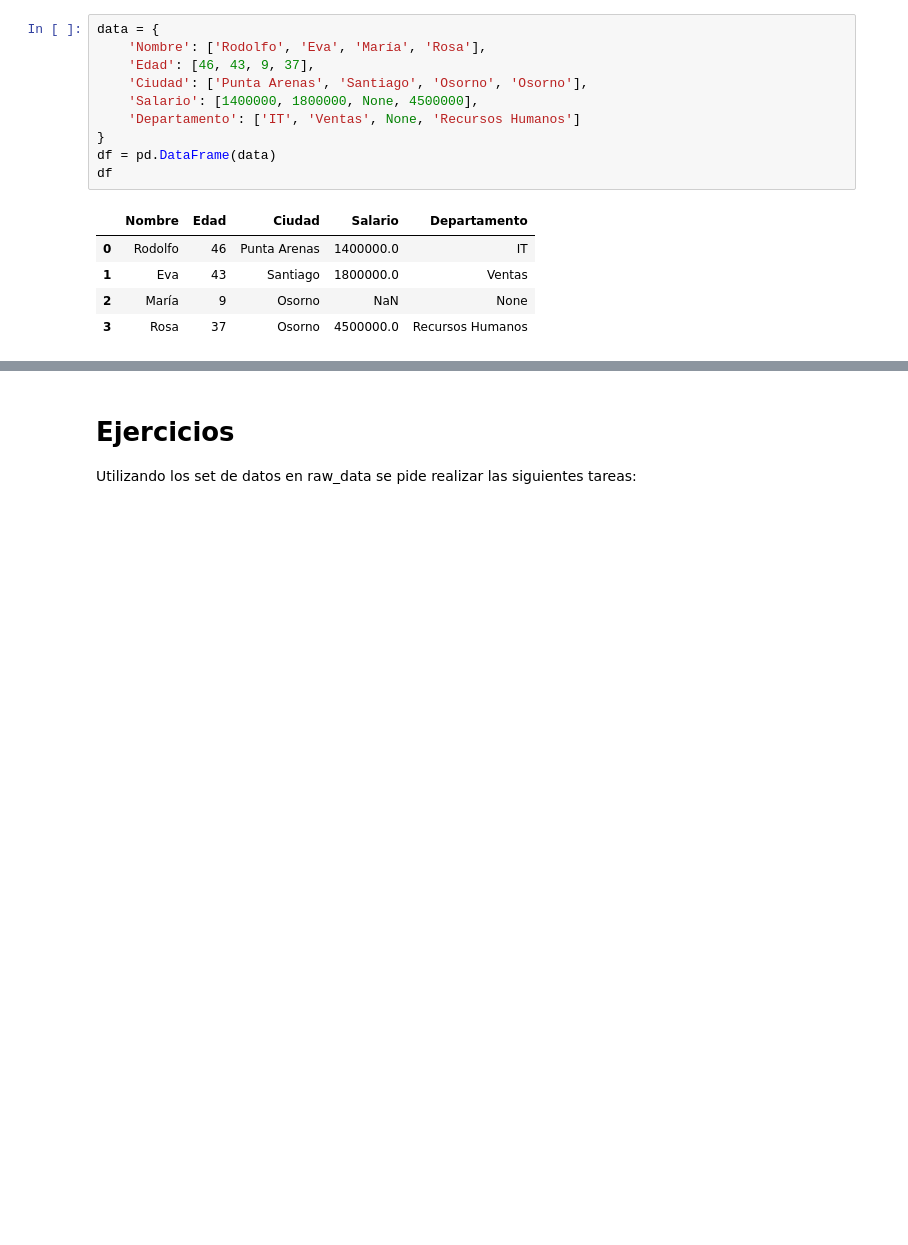
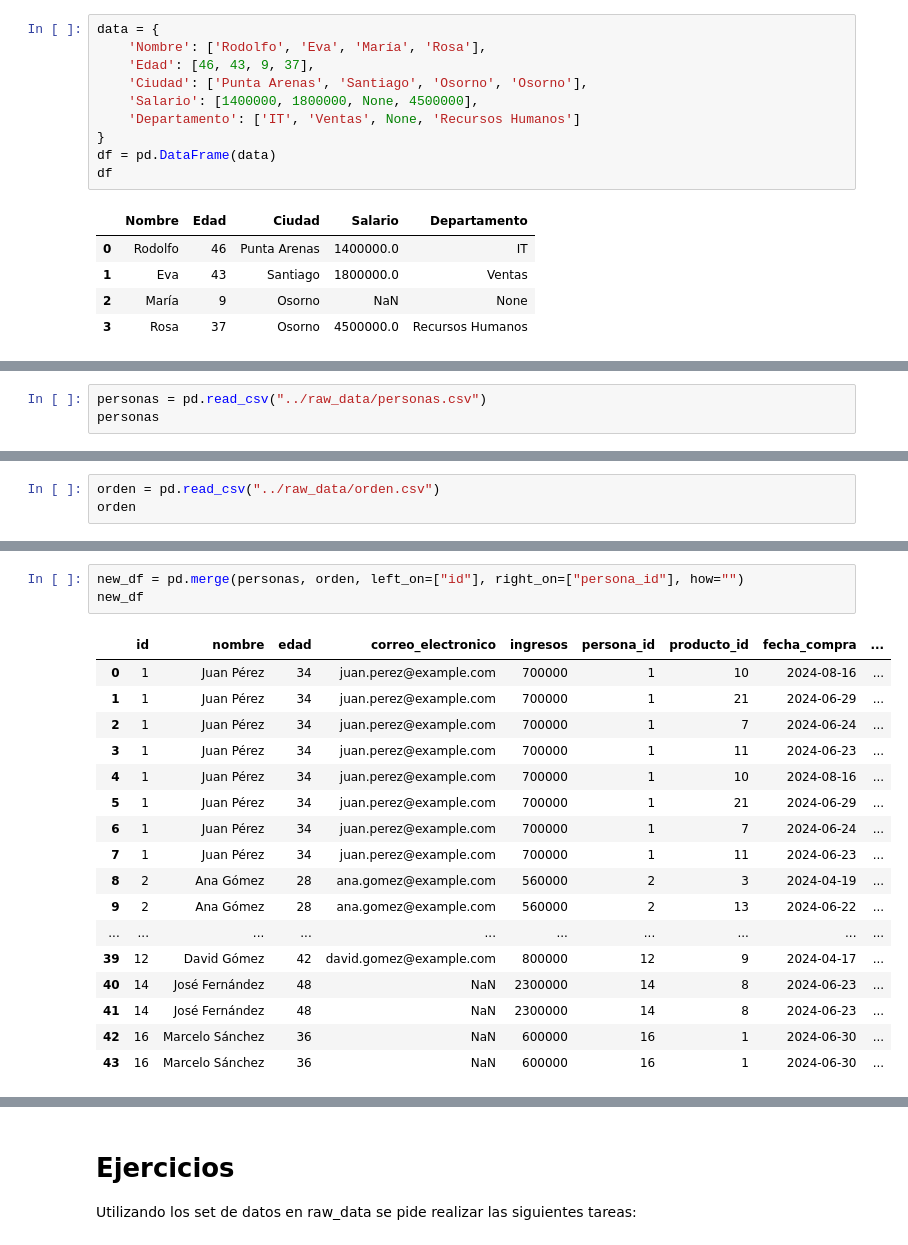
Before and after one commit to diegfernv/mate-para-ciencias, a Jupyter notebook: sesion_02/data analysis.ipynb, the cells around one changed output, grey strips where cells are left out. Cells and saved outputs as stored; diff of their text form; blank space fills up the shorter version.

```diff
--- a/sesion_02/data analysis.ipynb
+++ b/sesion_02/data analysis.ipynb
@@ -28,0 +177,3 @@ df
+# %%
+personas = pd.read_csv("../raw_data/personas.csv")
+personas
@@ -28,0 +198,3 @@ df
+# %%
+orden = pd.read_csv("../raw_data/orden.csv")
+orden
@@ -28,0 +219,21 @@ df
+# %%
+new_df = pd.merge(personas, orden, left_on=["id"], right_on=["persona_id"], how="")
+new_df
+# %% [output]
+|  | id | nombre | edad | correo_electronico | ingresos | persona_id | producto_id | fecha_compra | ... |
+| 0 | 1 | Juan Pérez | 34 | juan.perez@example.com | 700000 | 1 | 10 | 2024-08-16 | ... |
+| 1 | 1 | Juan Pérez | 34 | juan.perez@example.com | 700000 | 1 | 21 | 2024-06-29 | ... |
+| 2 | 1 | Juan Pérez | 34 | juan.perez@example.com | 700000 | 1 | 7 | 2024-06-24 | ... |
+| 3 | 1 | Juan Pérez | 34 | juan.perez@example.com | 700000 | 1 | 11 | 2024-06-23 | ... |
+| 4 | 1 | Juan Pérez | 34 | juan.perez@example.com | 700000 | 1 | 10 | 2024-08-16 | ... |
+| 5 | 1 | Juan Pérez | 34 | juan.perez@example.com | 700000 | 1 | 21 | 2024-06-29 | ... |
+| 6 | 1 | Juan Pérez | 34 | juan.perez@example.com | 700000 | 1 | 7 | 2024-06-24 | ... |
+| 7 | 1 | Juan Pérez | 34 | juan.perez@example.com | 700000 | 1 | 11 | 2024-06-23 | ... |
+| 8 | 2 | Ana Gómez | 28 | ana.gomez@example.com | 560000 | 2 | 3 | 2024-04-19 | ... |
+| 9 | 2 | Ana Gómez | 28 | ana.gomez@example.com | 560000 | 2 | 13 | 2024-06-22 | ... |
+| ... | ... | ... | ... | ... | ... | ... | ... | ... | ... |
+| 39 | 12 | David Gómez | 42 | david.gomez@example.com | 800000 | 12 | 9 | 2024-04-17 | ... |
+| 40 | 14 | José Fernández | 48 | NaN | 2300000 | 14 | 8 | 2024-06-23 | ... |
+| 41 | 14 | José Fernández | 48 | NaN | 2300000 | 14 | 8 | 2024-06-23 | ... |
+| 42 | 16 | Marcelo Sánchez | 36 | NaN | 600000 | 16 | 1 | 2024-06-30 | ... |
+| 43 | 16 | Marcelo Sánchez | 36 | NaN | 600000 | 16 | 1 | 2024-06-30 | ... |
```
Also changed, not shown: parts of 31 cells of this notebook, 2 other files.
